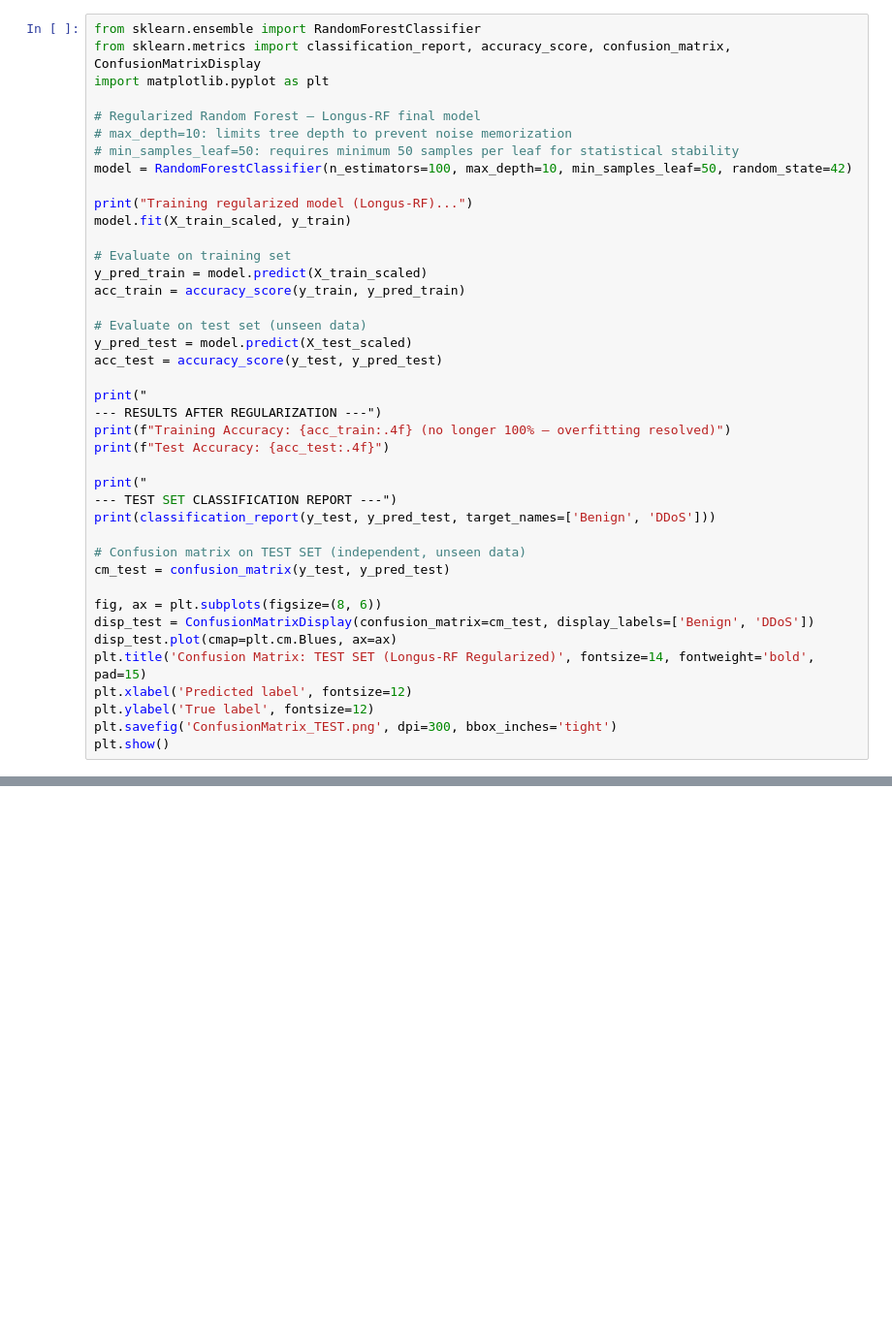
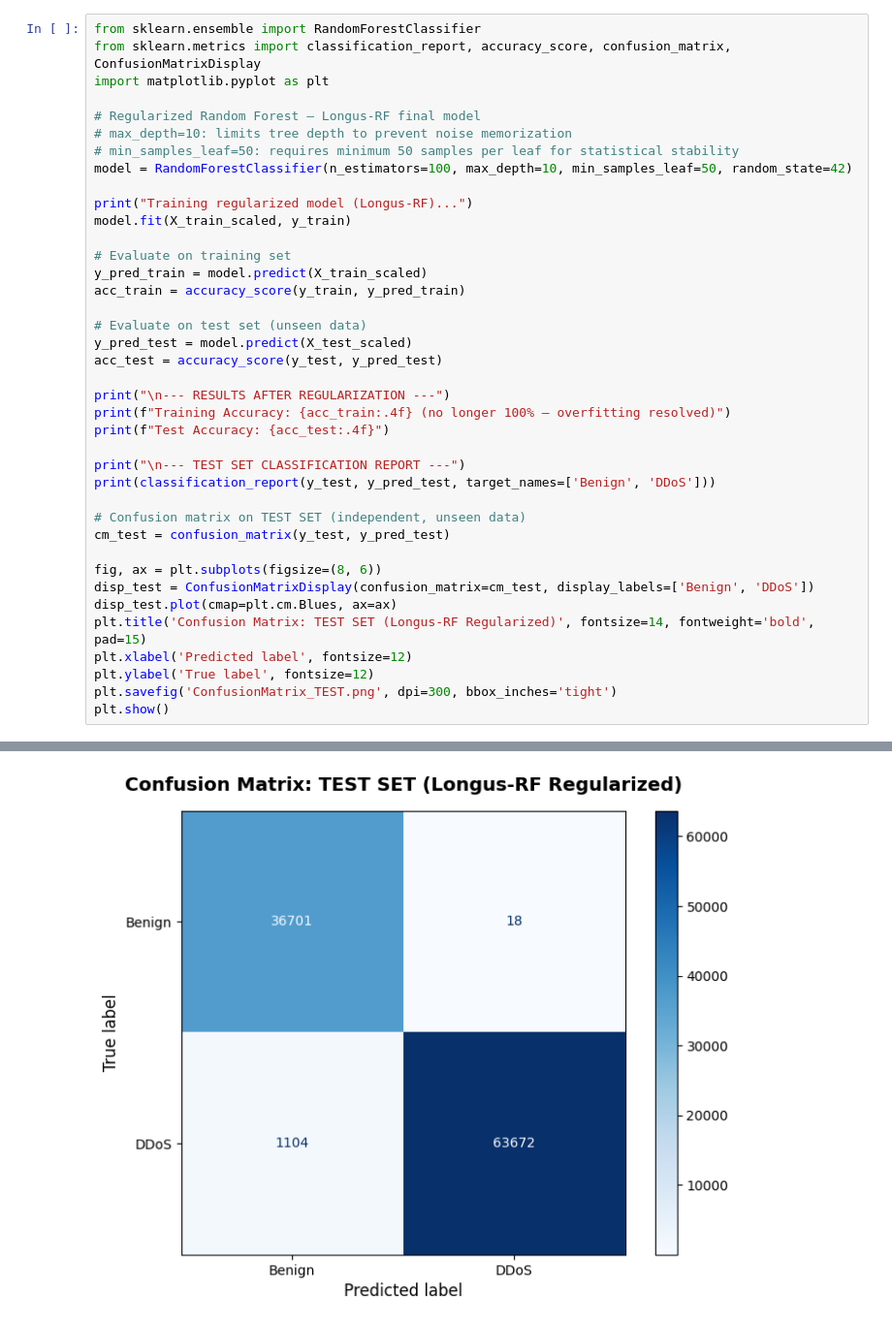
Before and after one commit to vincenzolongobardo/Longus-IDS, a Jupyter notebook: longus_ids.ipynb, the cells around one changed output, grey strips where cells are left out. Shown at 97% size. Saved outputs shown, nothing was run; the diff lists cells and outputs as text; blank space fills up the shorter version.

```diff
--- a/longus_ids.ipynb
+++ b/longus_ids.ipynb
@@ -315,13 +427,11 @@ acc_train = accuracy_score(y_train, y_pred_train)
 y_pred_test = model.predict(X_test_scaled)
 acc_test = accuracy_score(y_test, y_pred_test)
 
-print("
---- RESULTS AFTER REGULARIZATION ---")
+print("\n--- RESULTS AFTER REGULARIZATION ---")
 print(f"Training Accuracy: {acc_train:.4f} (no longer 100% — overfitting resolved)")
 print(f"Test Accuracy: {acc_test:.4f}")
 
-print("
---- TEST SET CLASSIFICATION REPORT ---")
+print("\n--- TEST SET CLASSIFICATION REPORT ---")
 print(classification_report(y_test, y_pred_test, target_names=['Benign', 'DDoS']))
 
 # Confusion matrix on TEST SET (independent, unseen data)
@@ -335,3 +445,4 @@ plt.xlabel('Predicted label', fontsize=12)
 plt.ylabel('True label', fontsize=12)
 plt.savefig('ConfusionMatrix_TEST.png', dpi=300, bbox_inches='tight')
 plt.show()
+# %% [output]
@@ -338,3 +464,4 @@ plt.show()
+[figure, added]
 # %%
 import matplotlib.pyplot as plt
 import seaborn as sns
```
Also changed, not shown: parts of 16 cells of this notebook.
